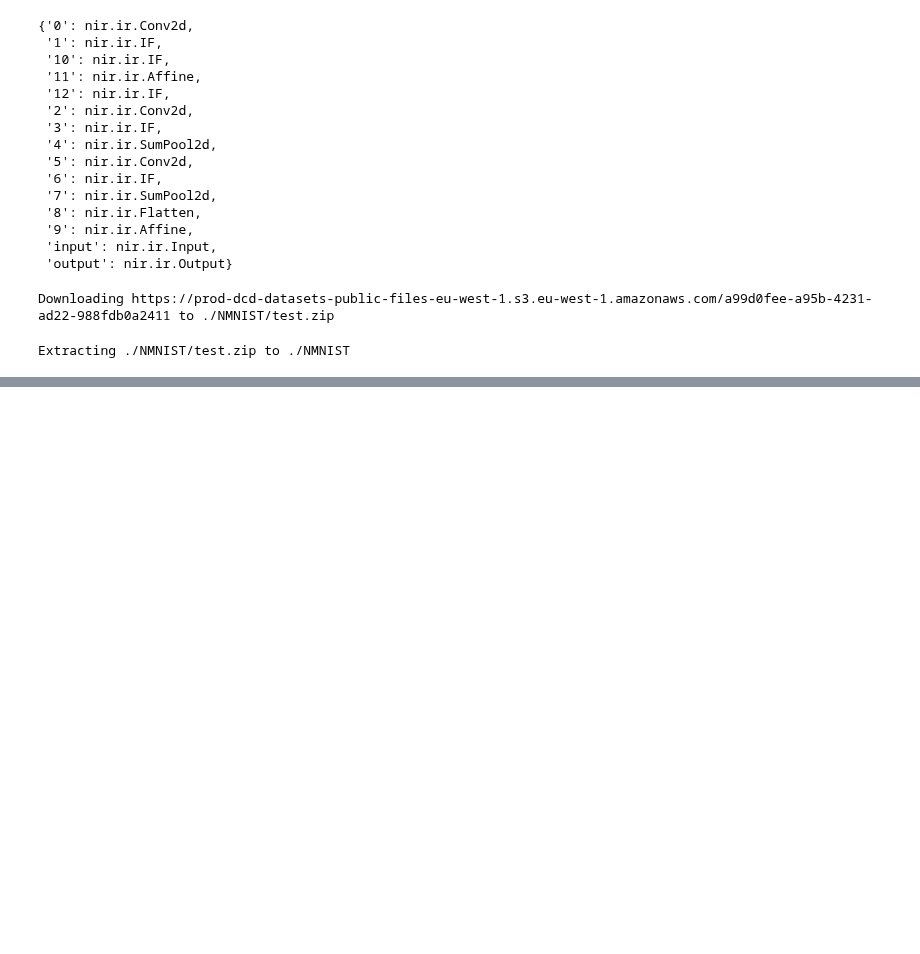
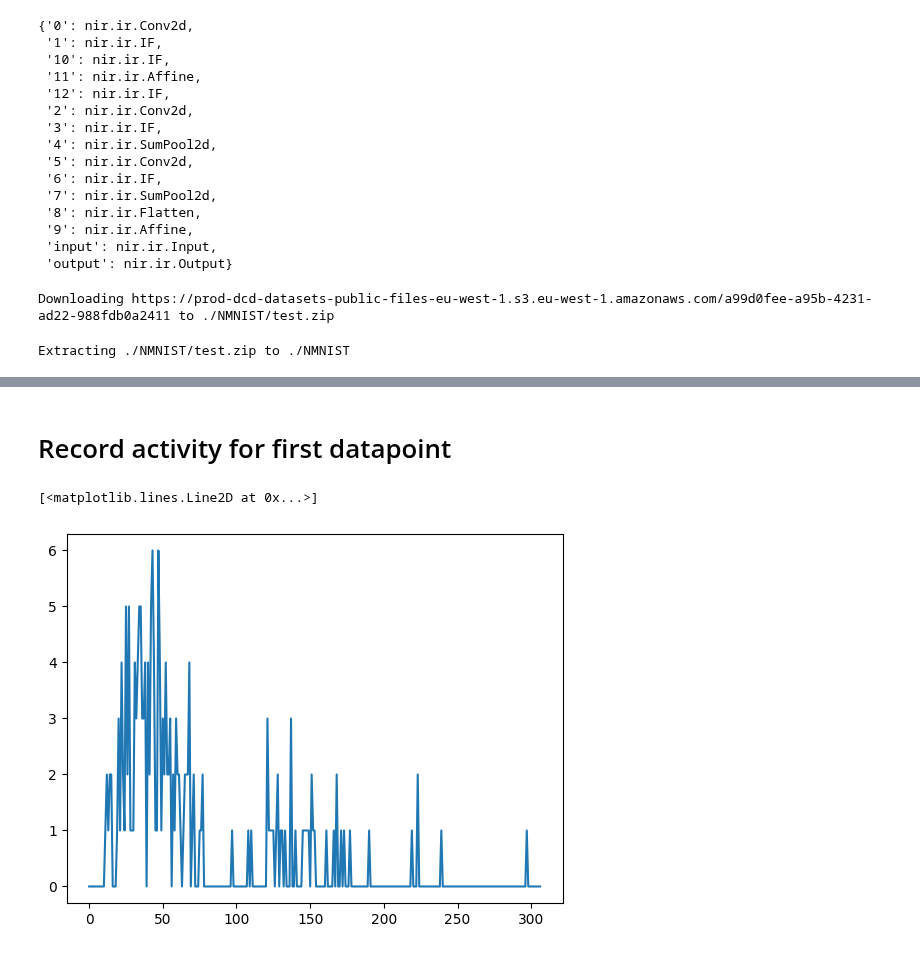
Before and after one commit to neuromorphs/NIR, a Jupyter notebook: paper/02_cnn/norse_apply.ipynb, the cells around one changed output, grey strips where cells are left out. Drawn from its saved outputs; the diff is of its cells as text; code cells hidden in the pictures; blank space fills up the shorter version.

```diff
--- a/paper/02_cnn/norse_apply.ipynb
+++ b/paper/02_cnn/norse_apply.ipynb
@@ -71,0 +76,12 @@ np.save("norse_acc.npy", (acc_tensor.sum() / len(acc_tensor)).numpy())
+# %% [markdown]
+# Record activity for first datapoint
+# %%
+state = None
+out = []
+for t in dataset[0][0]:
+    x = children[0](torch.tensor(t, dtype=torch.float32).unsqueeze(0))
+    y, state = children[1](x, state)
+    out.append(y)
+out = torch.stack(out)
+# %%
+recorded = out[:,0,0].detach() # Take the first channel
@@ -71,0 +90,6 @@ np.save("norse_acc.npy", (acc_tensor.sum() / len(acc_tensor)).numpy())
+# %%
+import matplotlib.pyplot as plt
+plt.plot(recorded.flatten(1).sum(1))
+# %% [output]
+[<matplotlib.lines.Line2D at 0x...>]
+[figure, added]
```
Also changed, not shown: parts of 5 cells of this notebook, 2 other files.
